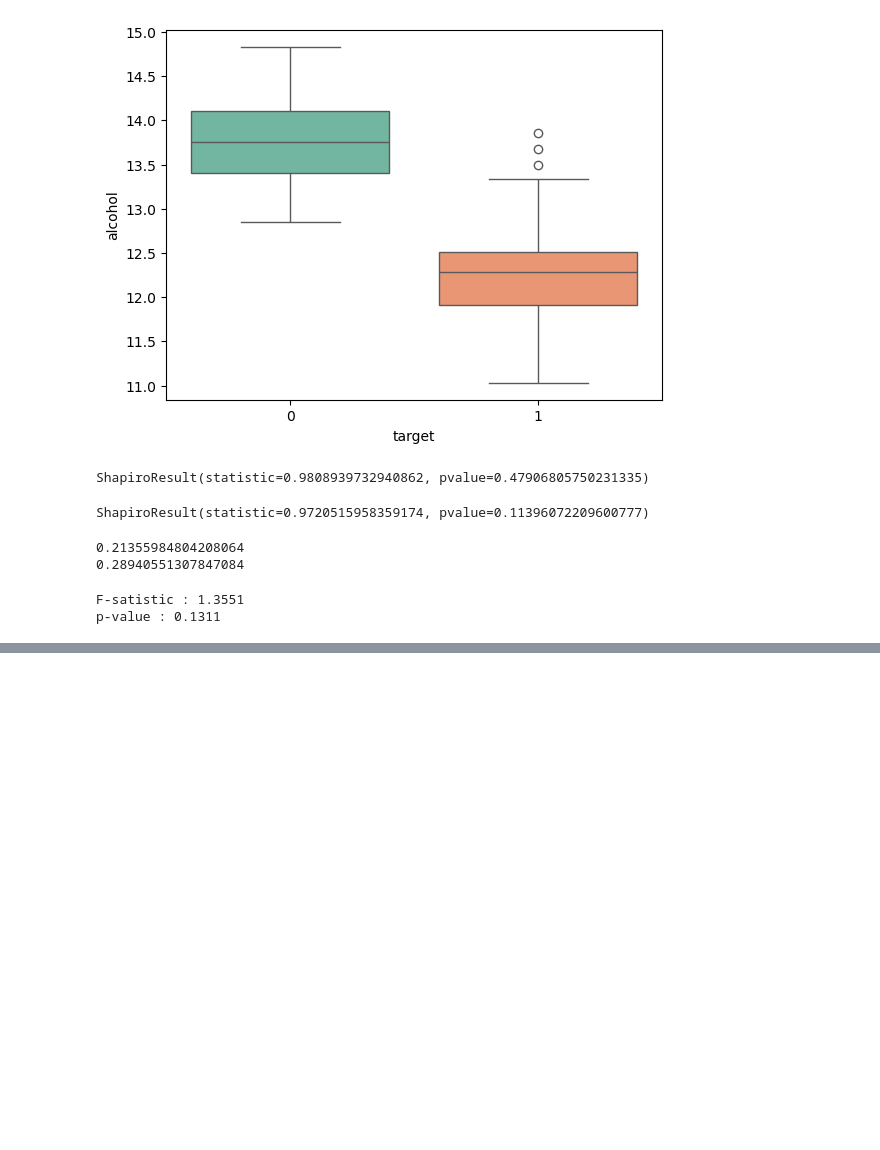
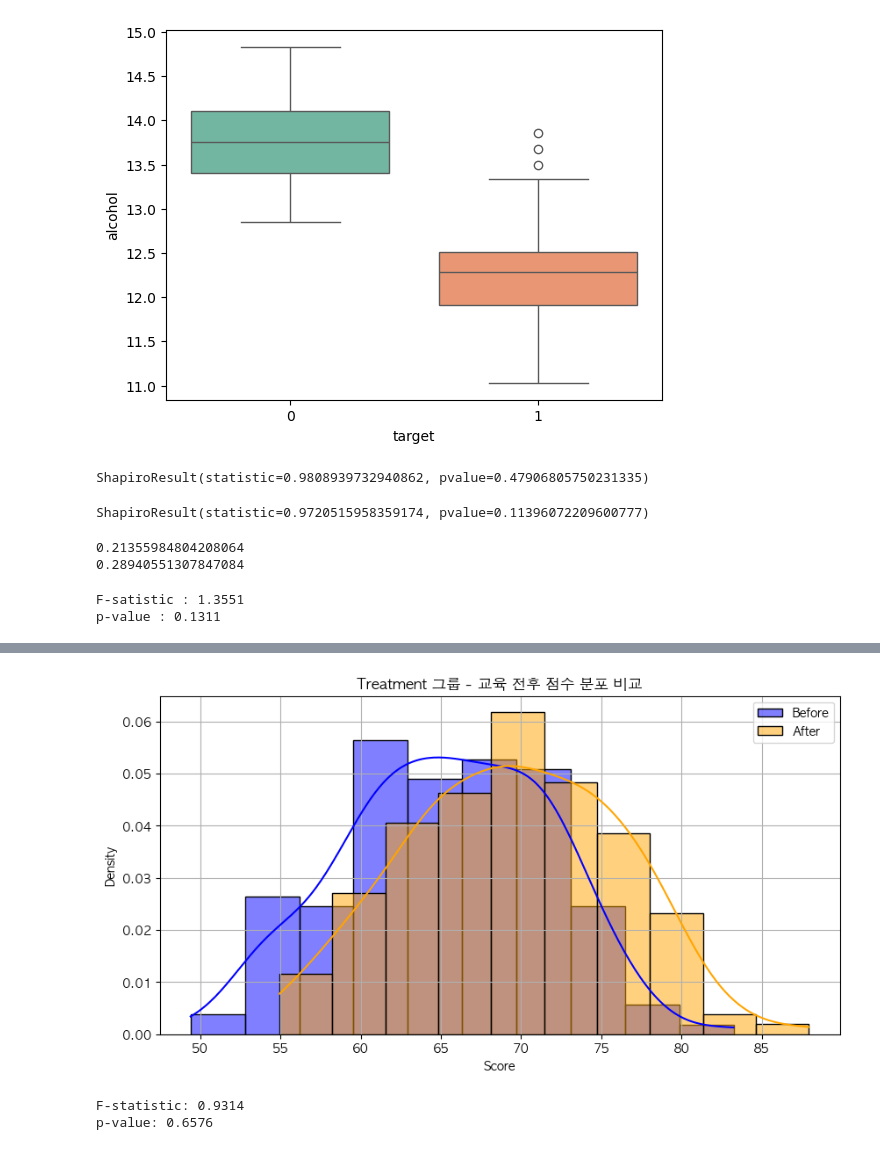
Before and after one commit to chae030/DCAV, a Jupyter notebook: 0529.ipynb, the cells around one changed output, grey strips where cells are left out. Drawn from its saved outputs; the diff is of its cells as text; code cells hidden in the pictures; blank space fills up the shorter version.

```diff
--- a/0529.ipynb
+++ b/0529.ipynb
@@ -283,0 +293,19 @@ paired.head()
+# %%
+treatment_paired = paired[paired['group'] == 'Treatment']
+# %%
+import matplotlib.pyplot as plt
+import seaborn as sns
+
+# 폰트 깨짐 방지
+plt.rcParams['font.family'] = 'AppleGothic' # Malgun Gothic
+
+plt.figure(figsize=(10, 5))
+sns.histplot(treatment_paired['score_before'], kde=True, color='blue', label='Before', stat='density')
+sns.histplot(treatment_paired['score_after'], kde=True, color='orange', label='After', stat='density')
+plt.title('Treatment 그룹 - 교육 전후 점수 분포 비교')
+plt.xlabel('Score')
+plt.legend()
+plt.grid(True)
+plt.show()
+# %% [output]
+[figure, added]
@@ -283,0 +322,6 @@ paired.head()
+# %%
+print(f"F-statistic: {f_stat:.4f}")
+print(f"p-value: {p_value:.4f}")
+# %% [output]
+F-statistic: 0.9314
+p-value: 0.6576
```
Also changed, not shown: parts of 2 cells of this notebook, 1 other file.
